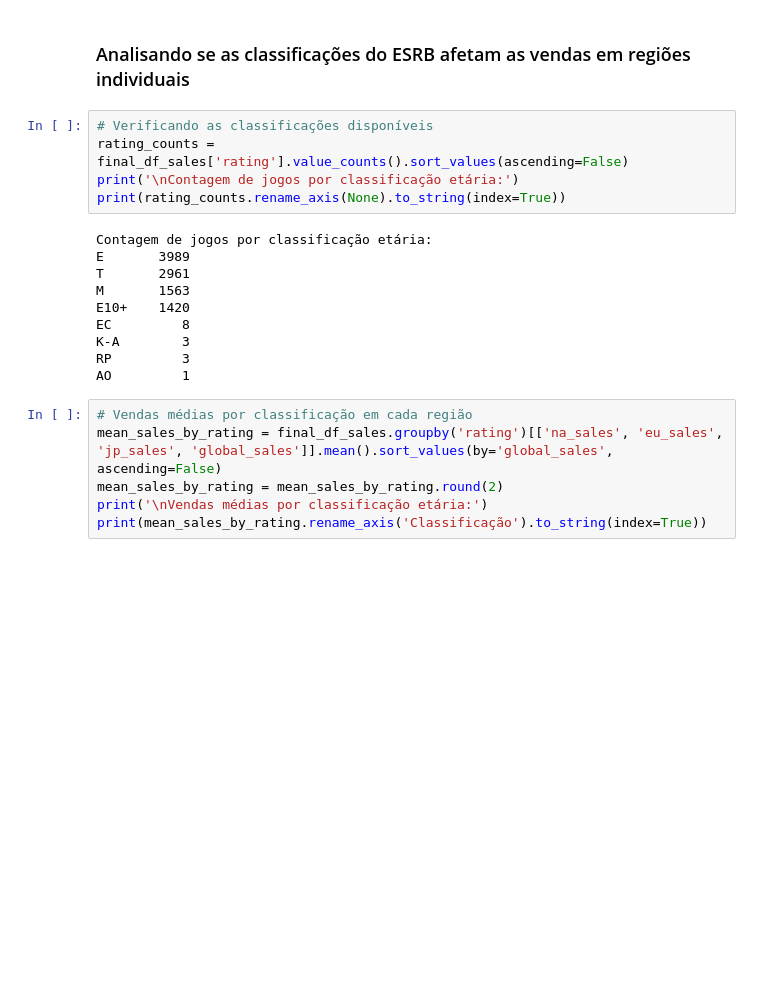
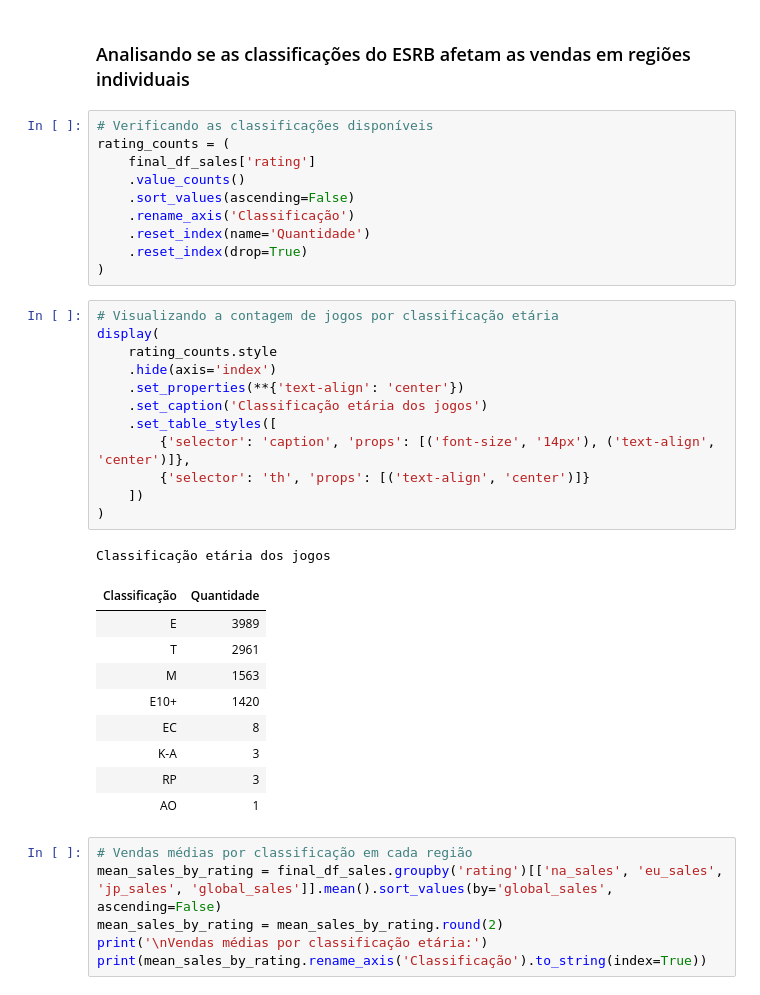
Before and after one commit to raimirsilva/Ice-games-sales-analysis, a Jupyter notebook: Ice_games_analysis.ipynb, the cells around one changed output. Saved outputs shown, nothing was run; the diff lists cells and outputs as text; blank space fills up the shorter version.

```diff
--- a/Ice_games_analysis.ipynb
+++ b/Ice_games_analysis.ipynb
@@ -1702,19 +1702,37 @@ Gêneros mais vendidos no Japão:
 ### Analisando se as classificações do ESRB afetam as vendas em regiões individuais
 # %%
 # Verificando as classificações disponíveis
-rating_counts = final_df_sales['rating'].value_counts().sort_values(ascending=False)
-print('\nContagem de jogos por classificação etária:')
-print(rating_counts.rename_axis(None).to_string(index=True))
+rating_counts = (
+	final_df_sales['rating']
+	.value_counts()
+	.sort_values(ascending=False)
+	.rename_axis('Classificação')
+	.reset_index(name='Quantidade')
+    .reset_index(drop=True)
+)
-# %% [output]
-Contagem de jogos por classificação etária:
-E       3989
-T       2961
-M       1563
-E10+    1420
-EC         8
-K-A        3
-RP         3
-AO         1
+# %%
+# Visualizando a contagem de jogos por classificação etária
+display(
+    rating_counts.style
+    .hide(axis='index')
+    .set_properties(**{'text-align': 'center'})
+    .set_caption('Classificação etária dos jogos')
+    .set_table_styles([
+        {'selector': 'caption', 'props': [('font-size', '14px'), ('text-align', 'center')]},
+        {'selector': 'th', 'props': [('text-align', 'center')]}
+    ])
+)
+# %% [output]
+Classificação etária dos jogos
+| Classificação | Quantidade |
+| E | 3989 |
+| T | 2961 |
+| M | 1563 |
+| E10+ | 1420 |
+| EC | 8 |
+| K-A | 3 |
+| RP | 3 |
+| AO | 1 |
 # %%
 # Vendas médias por classificação em cada região
 mean_sales_by_rating = final_df_sales.groupby('rating')[['na_sales', 'eu_sales', 'jp_sales', 'global_sales']].mean().sort_values(by='global_sales', ascending=False)
```
Also changed, not shown: parts of 4 cells of this notebook.
